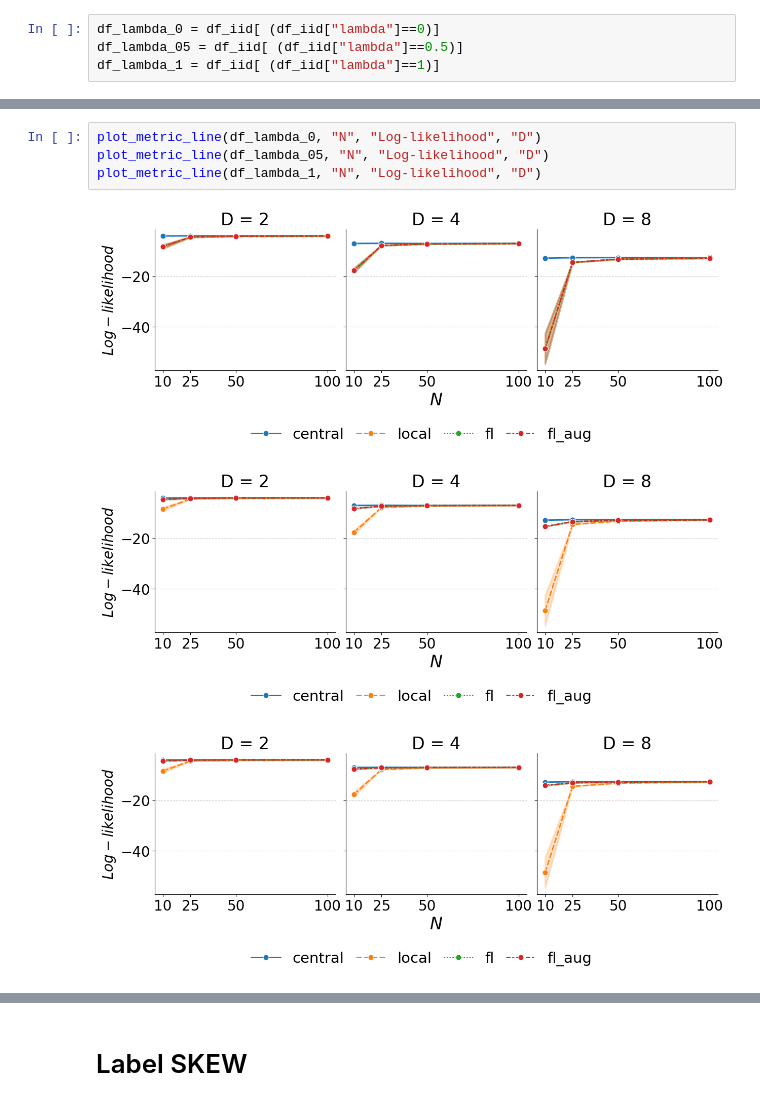
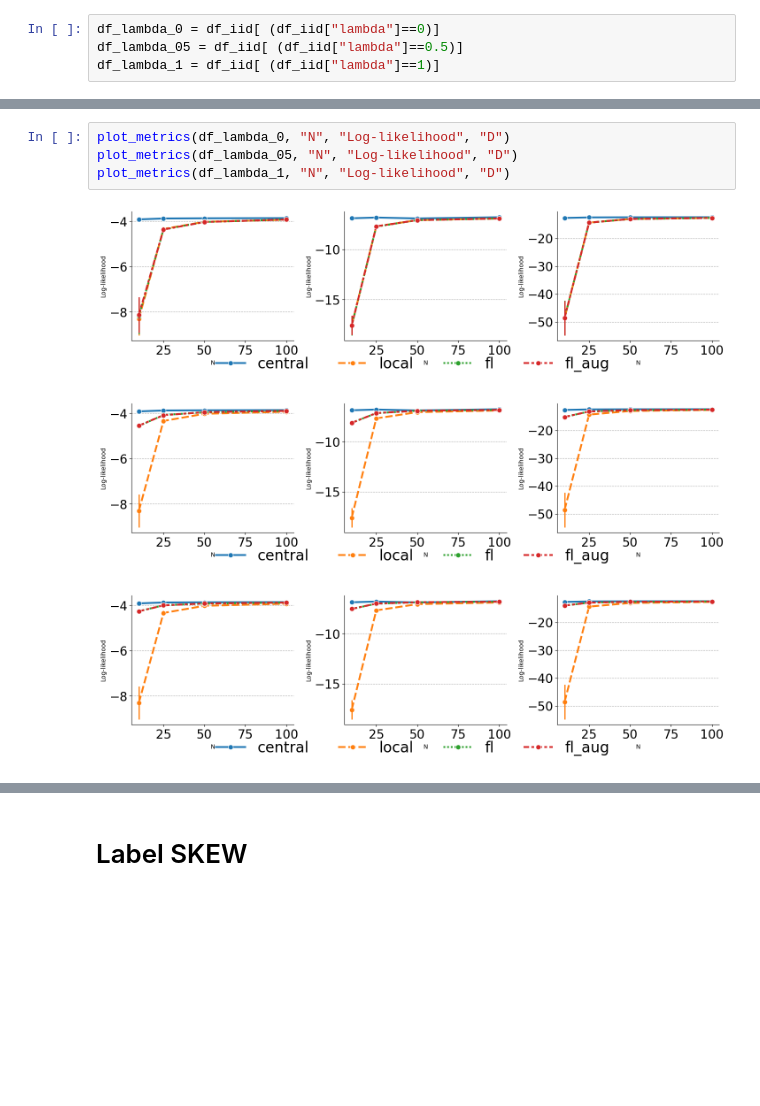
Before and after one commit to shamPJ/KL-GTVmin-GMM, a Jupyter notebook: Untitled.ipynb, the cells around one changed output, grey strips where cells are left out. Saved outputs shown, nothing was run; the diff lists cells and outputs as text; blank space fills up the shorter version.

Commit message:
add plots notebooks

```diff
--- a/Untitled.ipynb
+++ b/Untitled.ipynb
@@ -77,9 +124,9 @@ df_lambda_1 = df_iid[ (df_iid["lambda"]==1)]
 # %%
-plot_metric_line(df_lambda_0, "N", "Log-likelihood", "D")
-plot_metric_line(df_lambda_05, "N", "Log-likelihood", "D")
-plot_metric_line(df_lambda_1, "N", "Log-likelihood", "D")
+plot_metrics(df_lambda_0, "N", "Log-likelihood", "D")
+plot_metrics(df_lambda_05, "N", "Log-likelihood", "D")
+plot_metrics(df_lambda_1, "N", "Log-likelihood", "D")
 # %% [output]
-[figure, old version]
+[figure, new version]
-[figure, old version]
+[figure, new version]
-[figure, old version]
+[figure, new version]
 # %%
```
Also changed, not shown: parts of 10 cells of this notebook.
